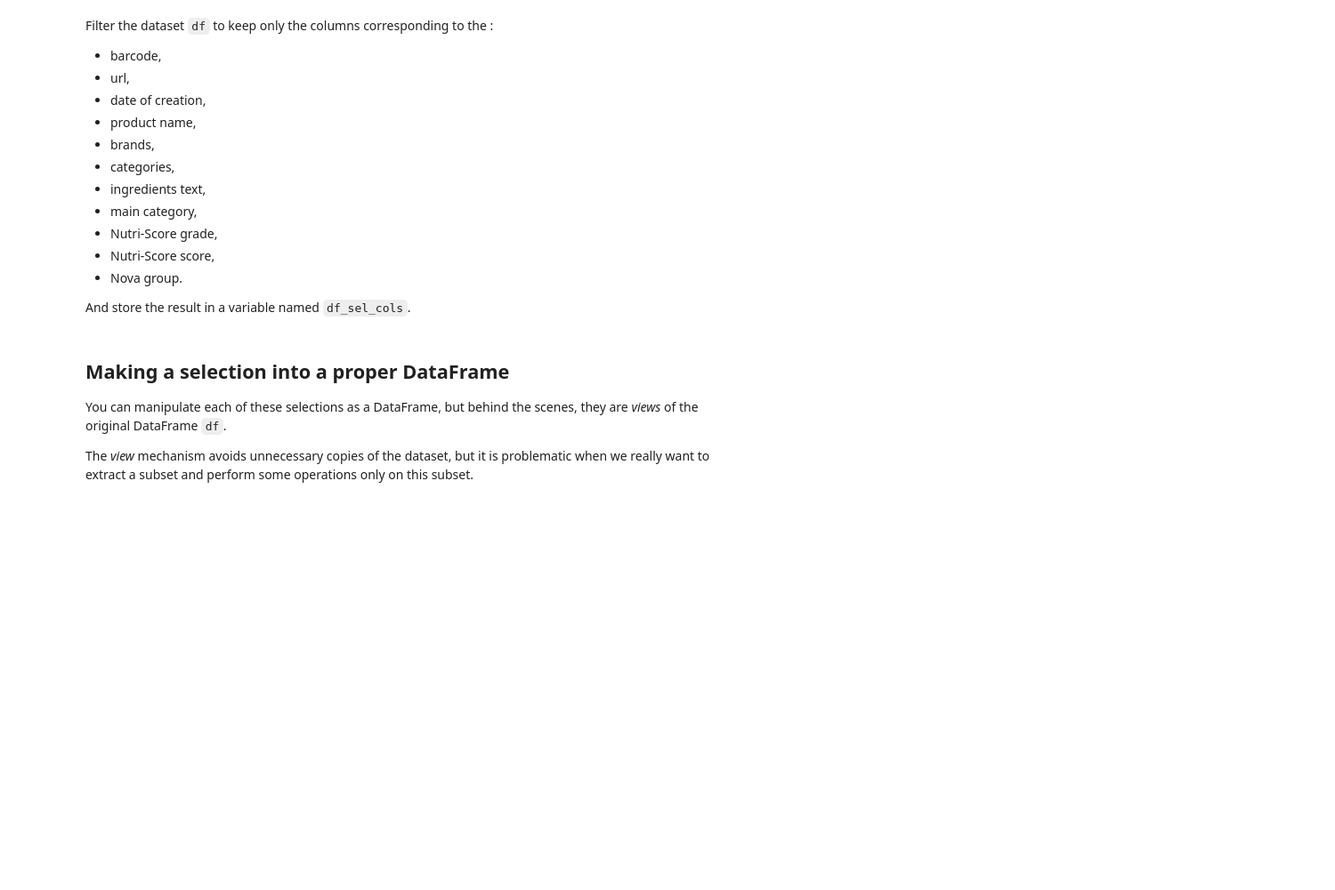
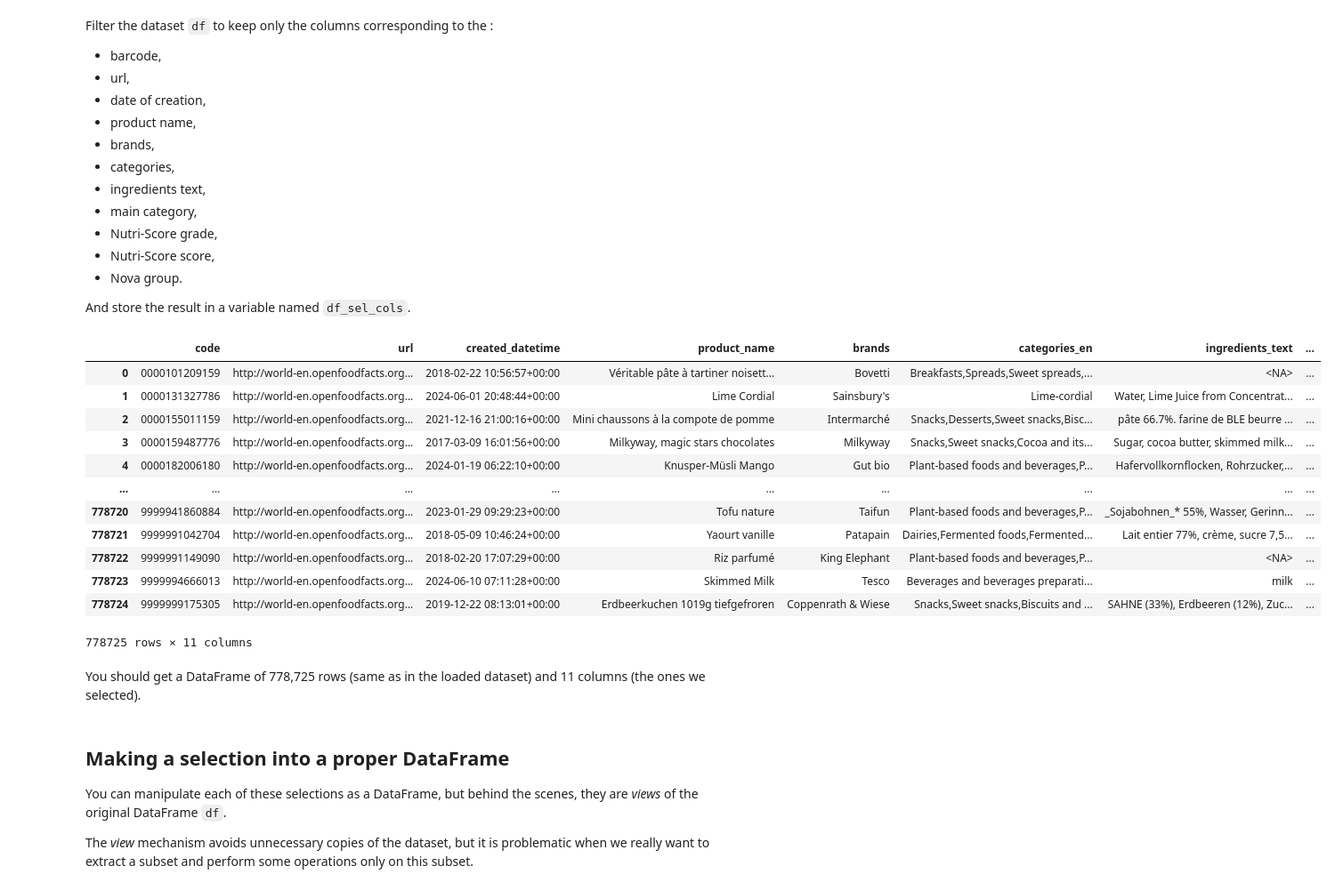
Before and after one commit to moreymat/scpo-data-science-bootcamp, a Jupyter notebook: notebooks/4_pandas_basics.ipynb, the cells around one changed output. Shown: that part at 89% size. Saved outputs shown, nothing was run; the diff lists cells and outputs as text; code cells hidden in the pictures; blank space fills up the shorter version.

Commit message:
ENH nb4, revise column selection

```diff
--- a/notebooks/4_pandas_basics.ipynb
+++ b/notebooks/4_pandas_basics.ipynb
@@ -102,6 +133,39 @@ Filter the dataset `df` to keep only the columns corresponding to the :
 * Nova group.
 
 And store the result in a variable named `df_sel_cols`.
+# %%
+df_sel_cols = df[
+    [
+        "code",
+        "url",
+        "created_datetime",
+        "product_name",
+        "brands",
+        "categories_en",
+        "ingredients_text",
+        "main_category_en",
+        "nutriscore_grade",
+        "nutriscore_score",
+        "nova_group",
+    ]
+]
+df_sel_cols
+# %% [output]
+|  | code | url | created_datetime | product_name | brands | categories_en | ingredients_text | ... |
+| 0 | 0000101209159 | http://world-en.openfoodfacts.org... | 2018-02-22 10:56:57+00:00 | Véritable pâte à tartiner noisett... | Bovetti | Breakfasts,Spreads,Sweet spreads,... | <NA> | ... |
+| 1 | 0000131327786 | http://world-en.openfoodfacts.org... | 2024-06-01 20:48:44+00:00 | Lime Cordial | Sainsbury's | Lime-cordial | Water, Lime Juice from Concentrat... | ... |
+| 2 | 0000155011159 | http://world-en.openfoodfacts.org... | 2021-12-16 21:00:16+00:00 | Mini chaussons à la compote de pomme | Intermarché | Snacks,Desserts,Sweet snacks,Bisc... | pâte 66.7%. farine de BLE beurre ... | ... |
+| 3 | 0000159487776 | http://world-en.openfoodfacts.org... | 2017-03-09 16:01:56+00:00 | Milkyway, magic stars chocolates | Milkyway | Snacks,Sweet snacks,Cocoa and its... | Sugar, cocoa butter, skimmed milk... | ... |
+| 4 | 0000182006180 | http://world-en.openfoodfacts.org... | 2024-01-19 06:22:10+00:00 | Knusper-Müsli Mango | Gut bio | Plant-based foods and beverages,P... | Hafervollkornflocken, Rohrzucker,... | ... |
+| ... | ... | ... | ... | ... | ... | ... | ... | ... |
+| 778720 | 9999941860884 | http://world-en.openfoodfacts.org... | 2023-01-29 09:29:23+00:00 | Tofu nature | Taifun | Plant-based foods and beverages,P... | _Sojabohnen_* 55%, Wasser, Gerinn... | ... |
+| 778721 | 9999991042704 | http://world-en.openfoodfacts.org... | 2018-05-09 10:46:24+00:00 | Yaourt vanille | Patapain | Dairies,Fermented foods,Fermented... | Lait entier 77%, crème, sucre 7,5... | ... |
+| 778722 | 9999991149090 | http://world-en.openfoodfacts.org... | 2018-02-20 17:07:29+00:00 | Riz parfumé | King Elephant | Plant-based foods and beverages,P... | <NA> | ... |
+| 778723 | 9999994666013 | http://world-en.openfoodfacts.org... | 2024-06-10 07:11:28+00:00 | Skimmed Milk | Tesco | Beverages and beverages preparati... | milk | ... |
+| 778724 | 9999999175305 | http://world-en.openfoodfacts.org... | 2019-12-22 08:13:01+00:00 | Erdbeerkuchen 1019g tiefgefroren | Coppenrath & Wiese | Snacks,Sweet snacks,Biscuits and ... | SAHNE (33%), Erdbeeren (12%), Zuc... | ... |
+778725 rows × 11 columns
+# %% [markdown]
+You should get a DataFrame of 778,725 rows (same as in the loaded dataset) and 11 columns (the ones we selected).
 # %% [markdown]
 ## Making a selection into a proper DataFrame
 
```
Also changed, not shown: parts of 77 cells of this notebook, 3 other files.
